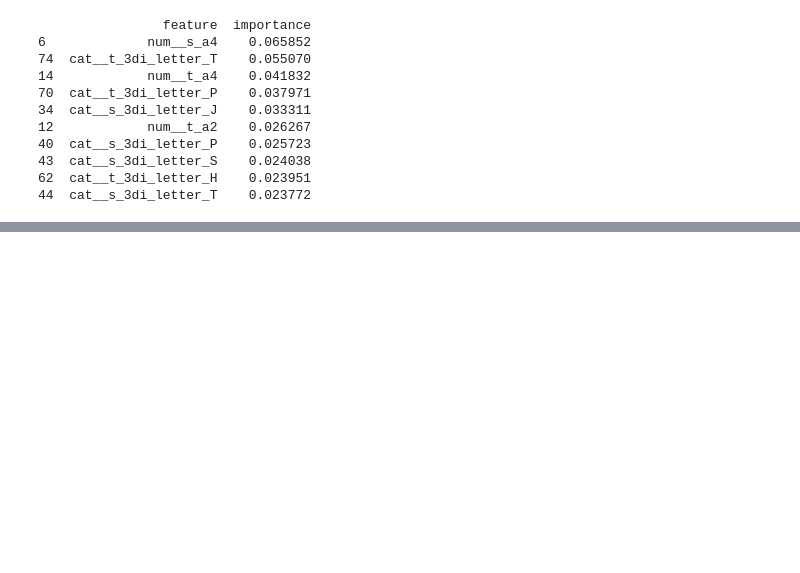
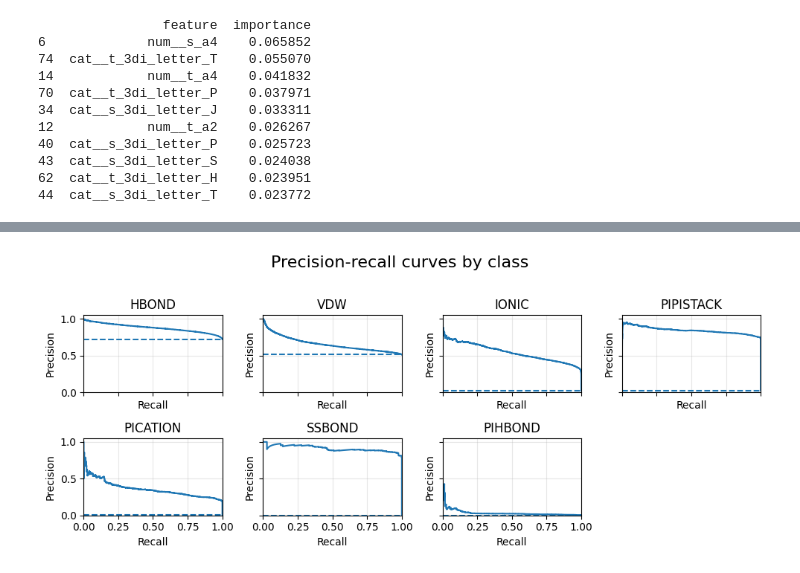
Before and after one commit to miriamzara/SB_Project, a Jupyter notebook: 7_XGBoost.ipynb, the cells around one changed output, grey strips where cells are left out. Saved outputs shown, nothing was run; the diff lists cells and outputs as text; code cells hidden in the pictures; blank space fills up the shorter version.

Commit message:
Add files via upload
new xgboost with graphs

```diff
--- a/7_XGBoost.ipynb
+++ b/7_XGBoost.ipynb
@@ -93,8 +93,8 @@ if train_model_bool:
     print("Training complete!")
 
     if save_model_bool:
-        os.makedirs("classification_ring/models/xgb_classifier", exist_ok=True)
-        model_path = "classification_ring/models/xgb_classifier/xgb_model.pkl"
+        os.makedirs("./classification_ring/models/xgb_classifier", exist_ok=True)
+        model_path = "./classification_ring/models/xgb_classifier/xgb_model.pkl"
         with open(model_path, "wb") as f:
             pickle.dump(xgb_pipeline, f)
         print(f"Model saved to {model_path}")
@@ -117,0 +184,10 @@ y_scores = get_positive_class_scores(xgb_pipeline, X_val)
+# %%
+best_thresholds_df = (
+    threshold_results_df
+    .sort_values(["class", "MCC"], ascending=[True, False])
+    .groupby("class")
+    .head(1)
+    .reset_index(drop=True)
+)
+
+best_thresholds_df
@@ -143,0 +345,76 @@ print(importance_df.head(10))
+# %%
+import numpy as np
+import matplotlib.pyplot as plt
+
+n_classes = len(target_names)
+
+n_cols = 4
+n_rows = int(np.ceil(n_classes / n_cols))
+
+fig, axes = plt.subplots(
+    n_rows,
+    n_cols,
+    figsize=(2.5 * n_cols, 2 * n_rows),
+    sharex=True,
+    sharey=True
+)
+
+axes = axes.flatten()
+
+for class_idx, class_name in enumerate(target_names):
+
+    ax = axes[class_idx]
+
+    row = curve_results_df[
+        curve_results_df["class"] == class_name
+    ].iloc[0]
+
+    precision = row["precision"]
+    recall = row["recall"]
+    ap = row["average_precision"]
+
+    # baseline = prevalence of the positive class
+    y_true_class = (
+        Y_val.iloc[:, class_idx].values
+        if hasattr(Y_val, "iloc")
+        else Y_val[:, class_idx]
+    )
+    prevalence = np.mean(y_true_class)
+
+    ax.plot(
+        recall,
+        precision,
+        label=f"PR curve, AP = {ap:.3f}"
+    )
+
+    ax.axhline(
+        prevalence,
+        linestyle="--",
+        label=f"Random baseline = {prevalence:.3f}"
+    )
+
+
+    ax.set_title(class_name)
+    ax.set_xlabel("Recall")
+    ax.set_ylabel("Precision")
+    ax.set_xlim(0, 1)
+    ax.set_ylim(0, 1.05)
+    ax.grid(alpha=0.3)
+
+# remove empty panels
+for ax in axes[n_classes:]:
+    ax.axis("off")
+
+
+
+
+fig.suptitle(
+    "Precision-recall curves by class",
+    fontsize=16,
+    y=1.02
+)
+
+plt.tight_layout()
+plt.show()
+# %% [output]
+[figure, added]
```
Also changed, not shown: parts of 13 cells of this notebook.
